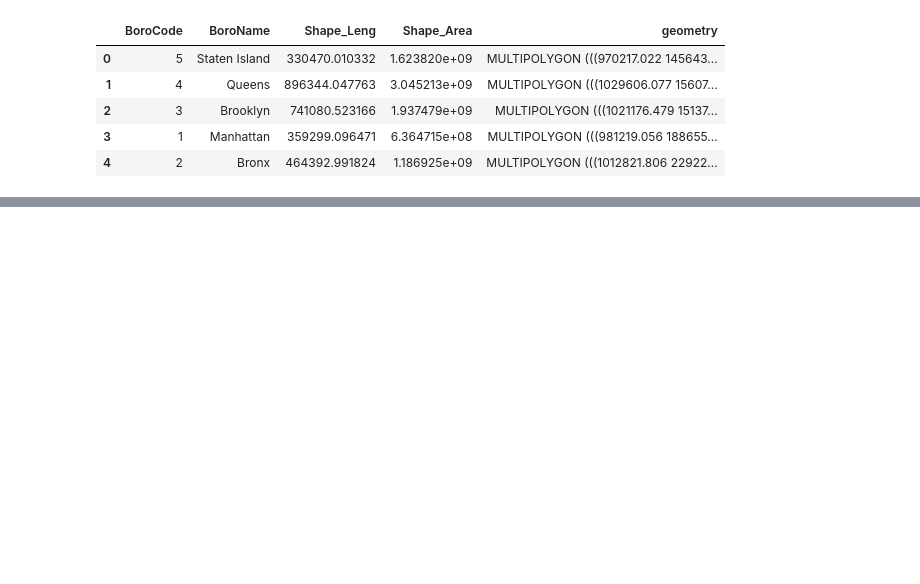
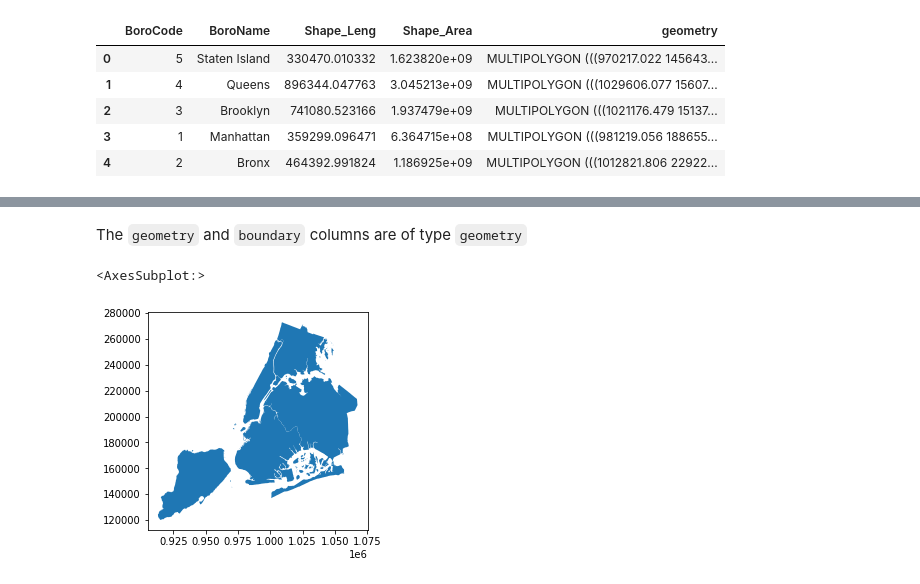
Before and after one commit to StanleyTuz/bayesian-ml, a Jupyter notebook: geopandas/nb.ipynb, the cells around one changed output, grey strips where cells are left out. Cells and saved outputs as stored; diff of their text form; code cells hidden in the pictures; blank space fills up the shorter version.

```diff
--- a/geopandas/nb.ipynb
+++ b/geopandas/nb.ipynb
@@ -13,0 +18,5 @@ gdf
+# %%
+gdf = gdf.set_index('BoroName')
+# %%
+gdf['area'] = gdf.area
+gdf['area']
@@ -13,0 +31,3 @@ gdf
+# %%
+gdf['boundary'] = gdf.boundary
+gdf['boundary']
@@ -13,0 +58,8 @@ gdf
+# %% [markdown]
+The `geometry` and `boundary` columns are of type `geometry`
+# %%
+# plot the active geometry
+gdf.plot()
+# %% [output]
+<AxesSubplot:>
+[figure, added]
```
Also changed, not shown: parts of 8 cells of this notebook.
